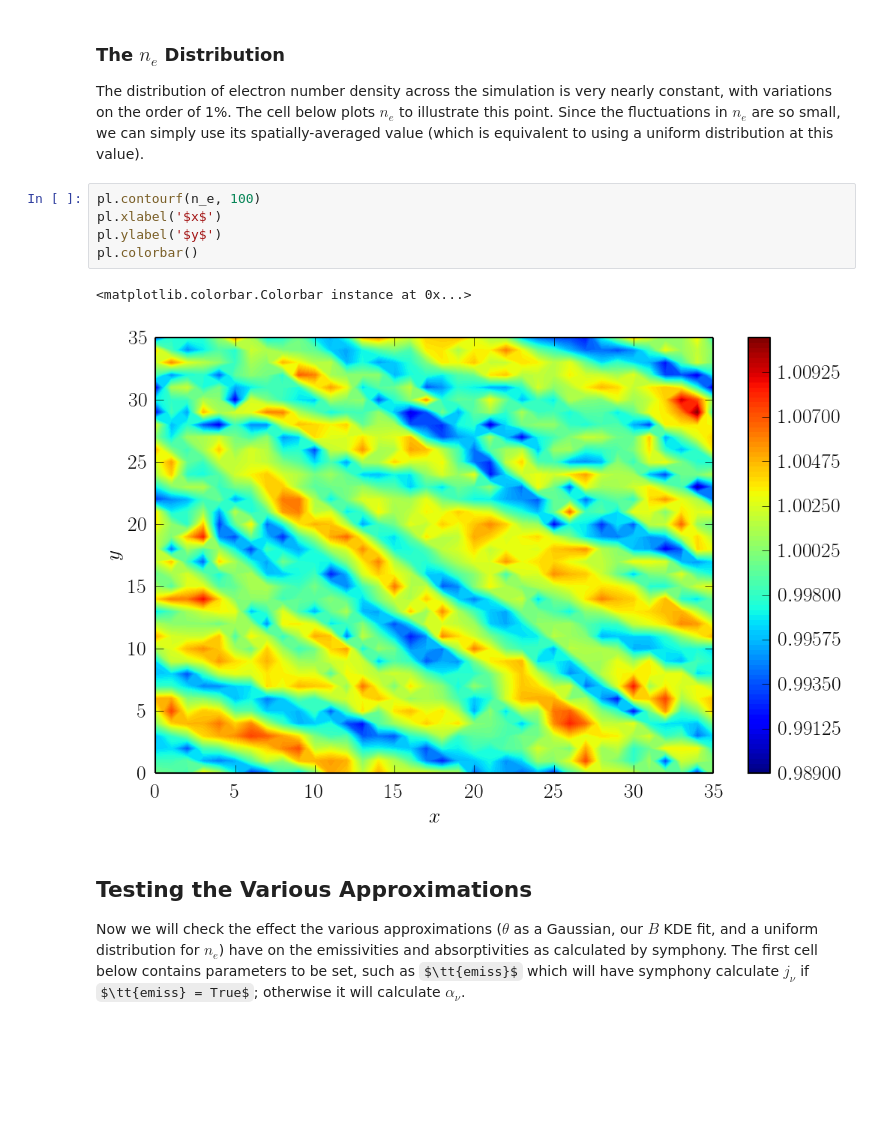
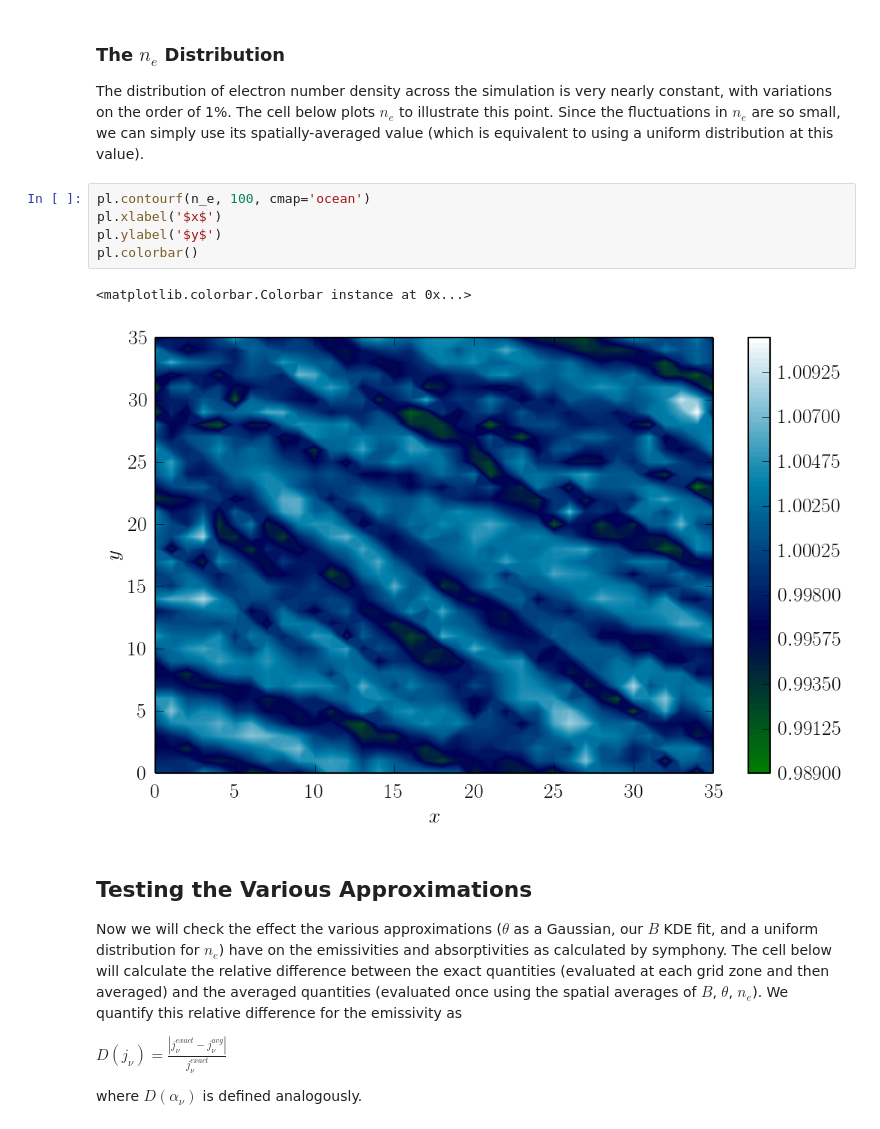
Before and after one commit to AFD-Illinois/symphony, a Jupyter notebook: applications/sampling_model.ipynb, the cells around one changed output. Drawn from its saved outputs; the diff is of its cells as text; some formulas as TeX source; blank space fills up the shorter version.

```diff
--- a/applications/sampling_model.ipynb
+++ b/applications/sampling_model.ipynb
@@ -267,14 +335,18 @@ pl.ylabel('$\\mathrm{Frequency}$')
 
 The distribution of electron number density across the simulation is very nearly constant, with variations on the order of 1%.  The cell below plots $n_e$ to illustrate this point.  Since the fluctuations in $n_e$ are so small, we can simply use its spatially-averaged value (which is equivalent to using a uniform distribution at this value).
 # %%
-pl.contourf(n_e, 100)
+pl.contourf(n_e, 100, cmap='ocean')
 pl.xlabel('$x$')
 pl.ylabel('$y$')
 pl.colorbar()
 # %% [output]
 <matplotlib.colorbar.Colorbar instance at 0x...>
-[figure, old version]
+[figure, new version]
 # %% [markdown]
 ## Testing the Various Approximations
 
-Now we will check the effect the various approximations ($\theta$ as a Gaussian, our $B$ KDE fit, and a uniform distribution for $n_e$) have on the emissivities and absorptivities as calculated by symphony.  The first cell below contains parameters to be set, such as $\tt{emiss}$ which will have symphony calculate $j_\nu$ if $\tt{emiss} = True$; otherwise it will calculate $\alpha_\nu$.
+Now we will check the effect the various approximations ($\theta$ as a Gaussian, our $B$ KDE fit, and a uniform distribution for $n_e$) have on the emissivities and absorptivities as calculated by symphony.  The cell below will calculate the relative difference between the exact quantities (evaluated at each grid zone and then averaged) and the averaged quantities (evaluated once using the spatial averages of $B$, $\theta$, $n_e$).  We quantify this relative difference for the emissivity as
+
+$D(j_\nu) = \frac{|j_\nu^{exact} - j_\nu^{avg}|}{j_\nu^{exact}}$
+
+where $D(\alpha_\nu)$ is defined analogously.
```
Also changed, not shown: parts of 12 cells of this notebook, 1 other file.
